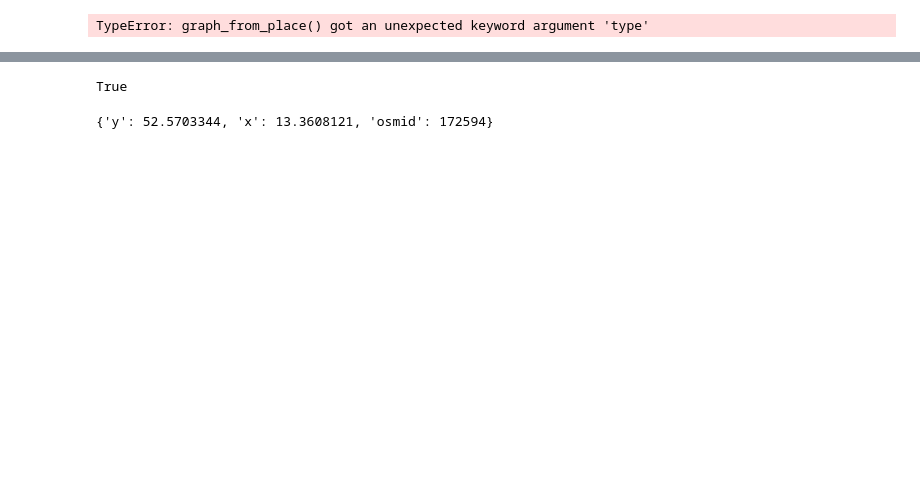
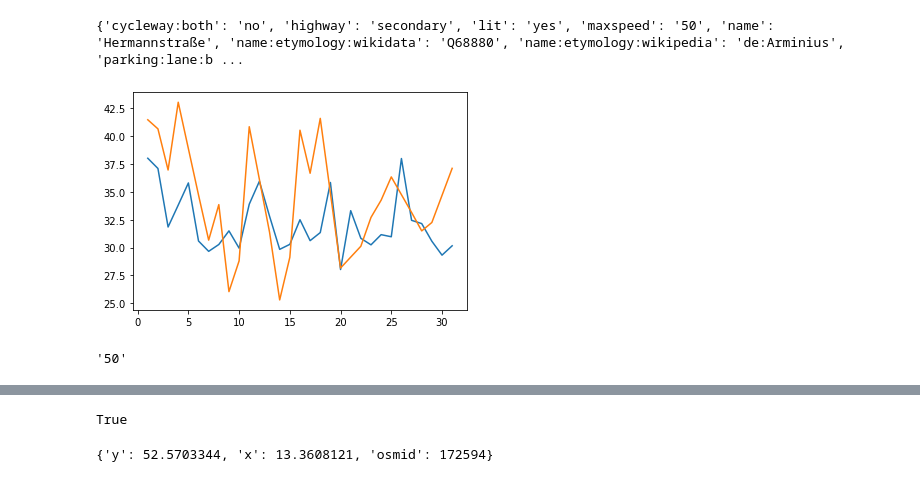
Before and after one commit to fom-big-data/fom-big-data-consulting-berlin-mobility-model, a Jupyter notebook: EXPLORATION/explore_uber_movement.ipynb, the cells around one changed output, grey strips where cells are left out. Drawn from its saved outputs; the diff is of its cells as text; code cells hidden in the pictures; blank space fills up the shorter version.

```diff
--- a/EXPLORATION/explore_uber_movement.ipynb
+++ b/EXPLORATION/explore_uber_movement.ipynb
@@ -30,7 +34,37 @@ speed_df
+# %%
+way_id = 28496022
+
+api = osm_api()
+way = api.query('way/{}'.format(way_id))
+
+print(way.tags())
+
+#speed_df.sort_values('utc_timestamp')
+
+day_avg = speed_df.groupby(['day']).mean().reset_index()
+morning_avg = speed_df[speed_df['hour'].isin(range(6,9))].groupby(['day']).mean().reset_index()
+
+#avg_speed = day_avg['speed_kph_mean']
+#avg_speed = speed_df['speed_kph_mean']
+#timestamp = speed_df['utc_timestamp']
+
+plt.plot(day_avg['day'], day_avg['speed_kph_mean'])
+plt.plot(morning_avg['day'], morning_avg['speed_kph_mean'])
+plt.show()
+# %% [output]
+{'cycleway:both': 'no', 'highway': 'secondary', 'lit': 'yes', 'maxspeed': '50', 'name': 'Hermannstraße', 'name:etymology:wikidata': 'Q68880', 'name:etymology:wikipedia': 'de:Arminius', 'parking:lane:b ...
+[figure, added]
+# %%
+way_id = 385627960
+
+api = osm_api()
+way = api.query('way/{}'.format(way_id))
+
+way.tags()['maxspeed']
+# %% [output]
+'50'
 # %%
-G = ox.graph_from_place('Berlin, DE', type="driving")
+G = ox.graph_from_place('Berlin, DE', network_type="drive")
-# %% [output]
-TypeError: graph_from_place() got an unexpected keyword argument 'type'
 # %%
 osm_id_df = speed_df[['osm_way_id','osm_start_node_id','osm_end_node_id','speed_kph_mean']]
 osm_id_df = osm_id_df.groupby(['osm_start_node_id','osm_end_node_id']).mean().reset_index()
```
Also changed, not shown: parts of 9 cells of this notebook, 3 other files.
